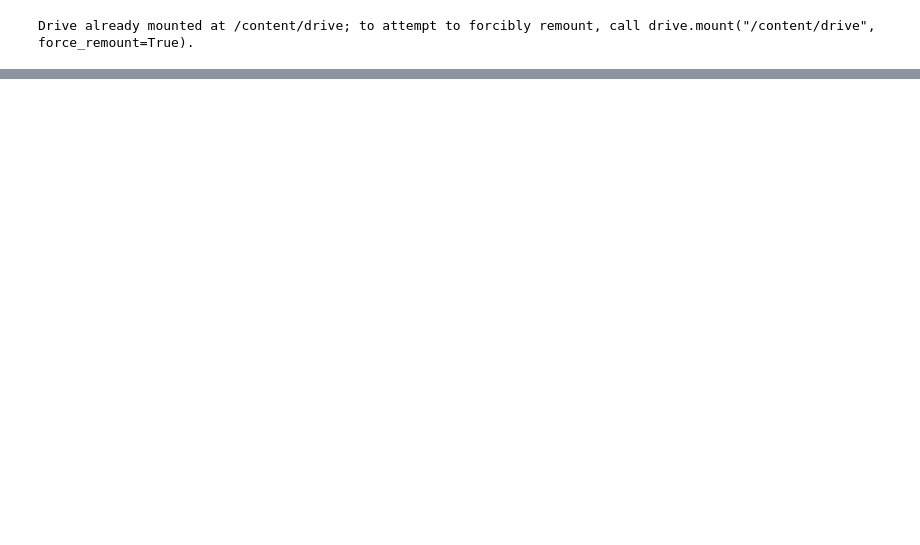
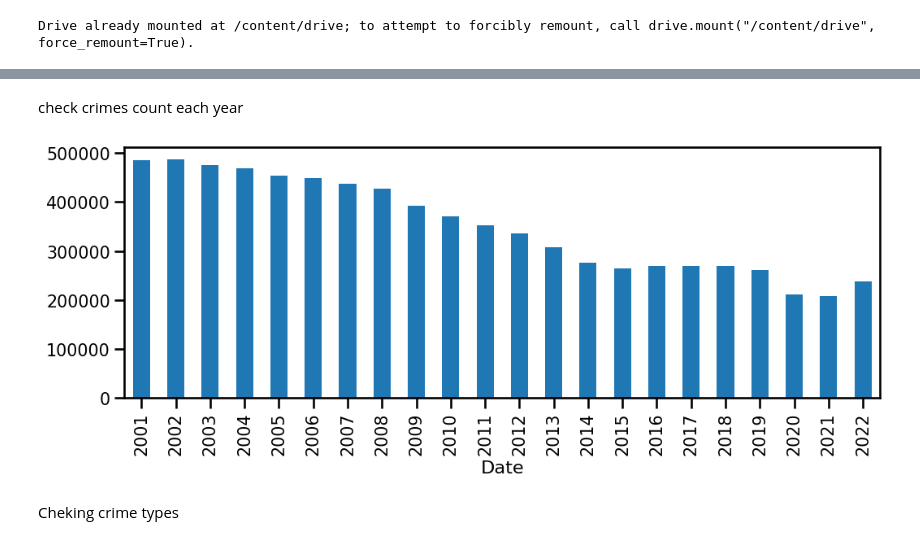
Before and after one commit to Khalil-Salama/Chicago-crime-data, a Jupyter notebook: Chicago_crime_data.ipynb, the cells around one changed output, grey strips where cells are left out. Saved outputs shown, nothing was run; the diff lists cells and outputs as text; code cells hidden in the pictures; blank space fills up the shorter version.

```diff
--- a/Chicago_crime_data.ipynb
+++ b/Chicago_crime_data.ipynb
@@ -147,0 +9,14 @@ None
+# %%
+import pandas as pd
+import numpy as np
+import matplotlib as mpl
+import matplotlib.pyplot as plt
+import seaborn as sns
+import os
+#import tick customization tools
+import matplotlib.ticker as mticks
+import matplotlib.dates as mdates
+## Setting figures to timeseries-friendly
+plt.rcParams['figure.figsize'] = (12,4)
+plt.rcParams['figure.facecolor'] = 'white'
+sns.set_context("talk", font_scale=0.9)
@@ -147,0 +159,8 @@ None
+# %%
+#Preparing the Date Time Index
+#Let's convert this to a Pandas datetime:
+df['Date'] = pd.to_datetime(df['Date'])
+# %%
+###make our datetime index
+df = df.set_index('Date')
+df.head(3)
@@ -147,0 +177,3 @@ None
+# %%
+df = df.sort_index()
+df.index
@@ -147,0 +203,10 @@ None
+# %% [markdown]
+check crimes count each year
+# %%
+### Let's get a quick visualization of how many crimes we have for each year.
+years = df.index.year
+years.value_counts().sort_index().plot(kind='bar');
+# %% [output]
+[figure, added]
+# %% [markdown]
+Cheking crime types
```
Also changed, not shown: parts of 62 cells of this notebook.
